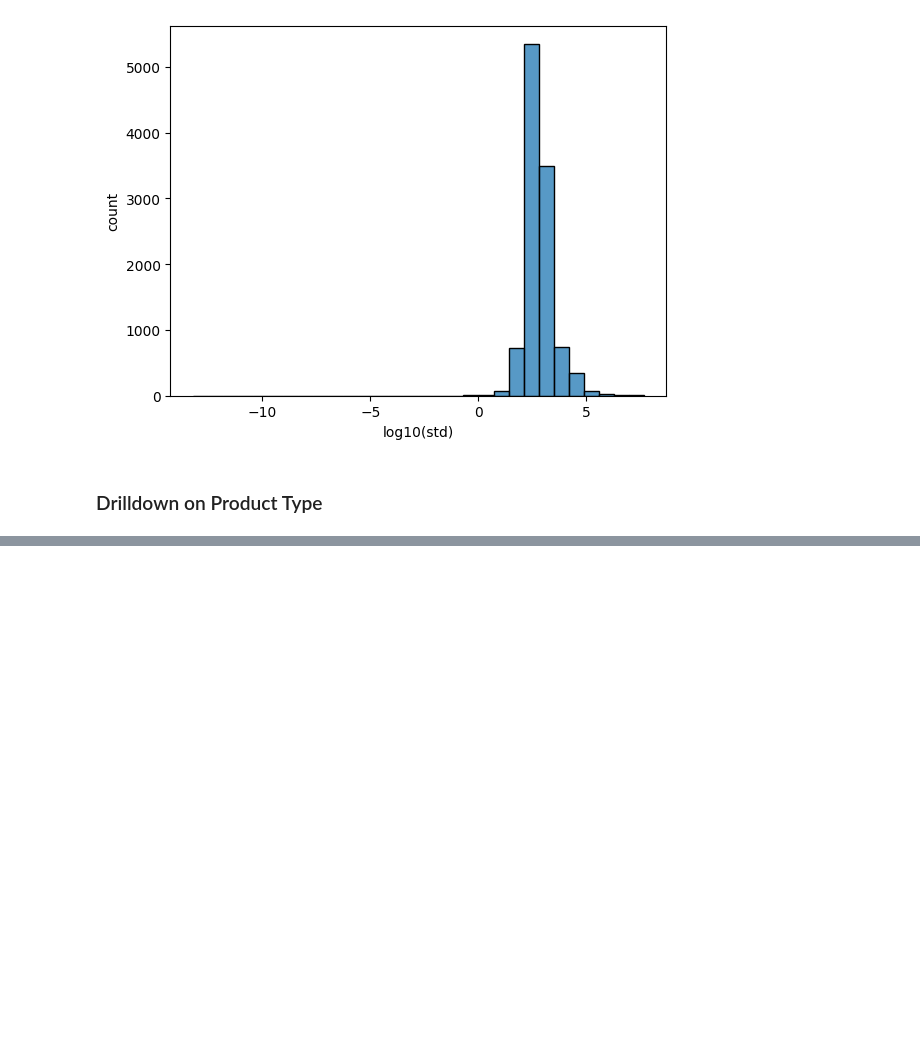
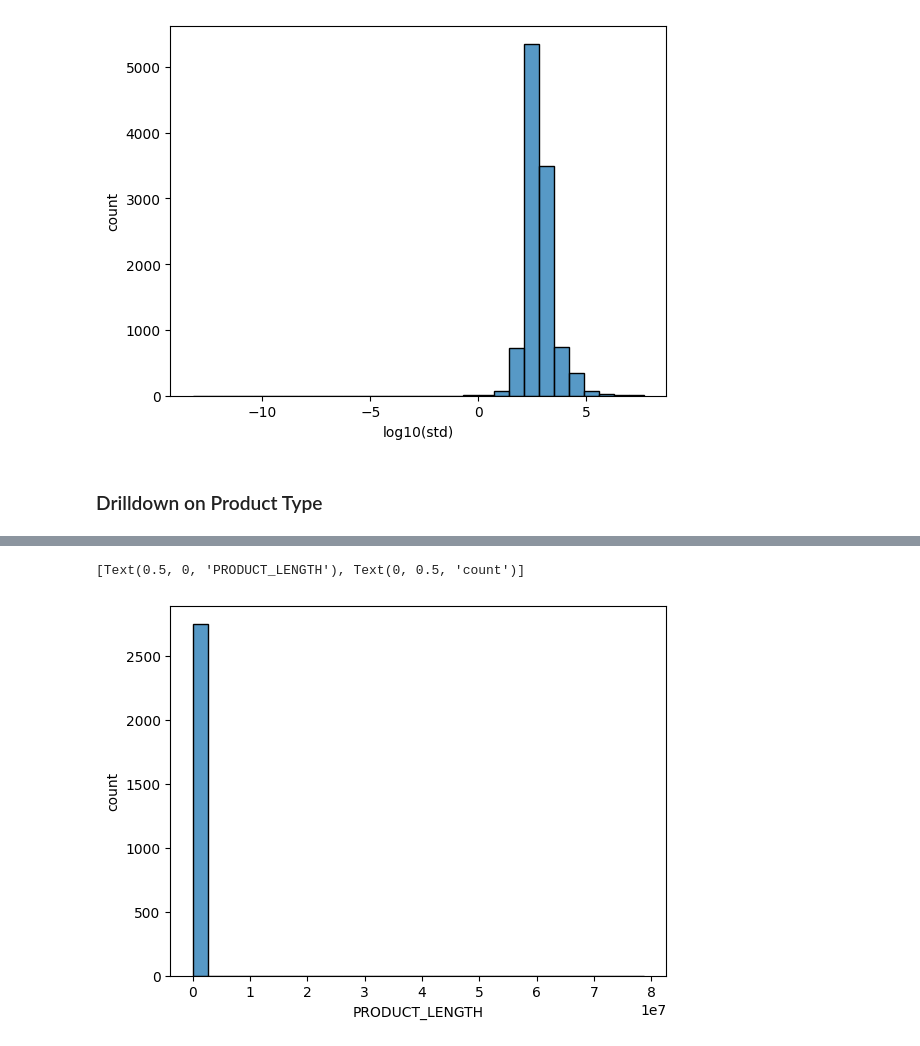
Before and after one commit to PratikGarai/Amazon-ML-Challenge-2023, a Jupyter notebook: Notebooks/Amazon_ML_Challenge_1_Dataset_Exploration.ipynb, the cells around one changed output, grey strips where cells are left out. Drawn from its saved outputs; the diff is of its cells as text; code cells hidden in the pictures; blank space fills up the shorter version.

```diff
--- a/Notebooks/Amazon_ML_Challenge_1_Dataset_Exploration.ipynb
+++ b/Notebooks/Amazon_ML_Challenge_1_Dataset_Exploration.ipynb
@@ -228,5 +228,6 @@ pid_summary[pid_summary["std"] > 10e5].head(10)
 | 3014 | 2104.0 | 170673.235073 | 1.189060e+06 | 3.937000 | 500.000000 | 800.000000 | 1299.212597 | 9836700.0 | 3073 |
 # %%
 abpid = list(pid_summary[pid_summary["std"] > 10e5]["PRODUCT_TYPE_ID"])[0]
-trai
+subset = train[train["PRODUCT_TYPE_ID"] == abpid]
+subset.describe()["PRODUCT_LENGTH"]
 # %% [output]
@@ -249,0 +243,6 @@ trai
+# %%
+ax = sns.histplot(subset["PRODUCT_LENGTH"], bins = 30, stat="count")
+ax.set(xlabel = "PRODUCT_LENGTH", ylabel="count")
+# %% [output]
+[Text(0.5, 0, 'PRODUCT_LENGTH'), Text(0, 0.5, 'count')]
+[figure, added]
```
Also changed, not shown: parts of 17 cells of this notebook.
